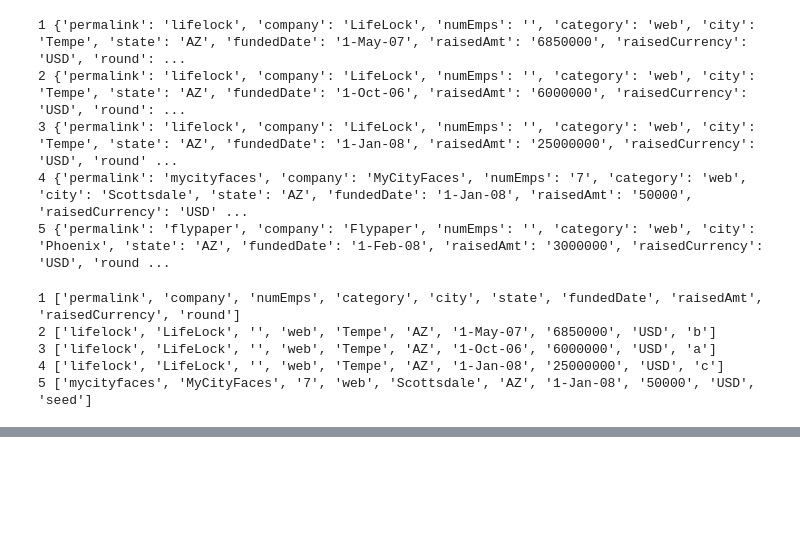
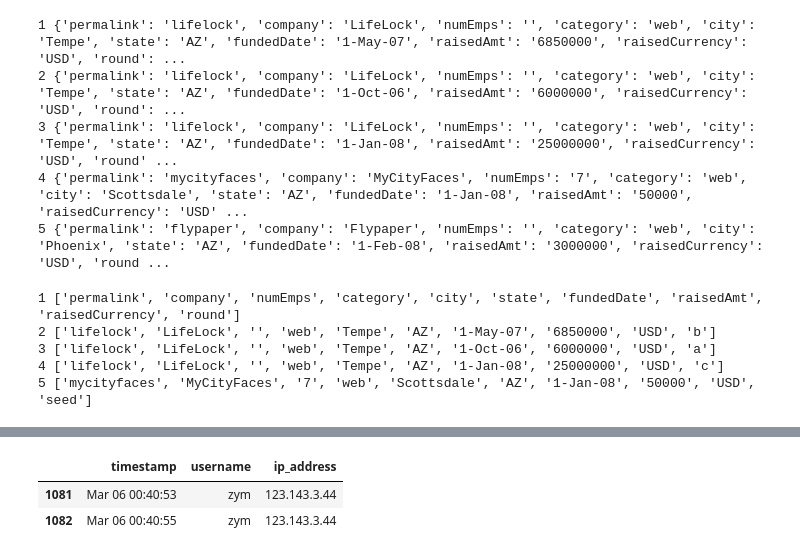
Before and after one commit to chandrashekar-babu/apbsa_feb_2026, a Jupyter notebook: Day_5/Day_5_Notebook.ipynb, the cells around one changed output, grey strips where cells are left out. Cells and saved outputs as stored; diff of their text form; code cells hidden in the pictures; blank space fills up the shorter version.

```diff
--- a/Day_5/Day_5_Notebook.ipynb
+++ b/Day_5/Day_5_Notebook.ipynb
@@ -290,0 +307,8 @@ URL = "https://files.chandrashekar.info/sshd_minimal.log"
+# %%
+with open("sshd_minimal.log") as ins:
+    for line in ins:
+        if "Invalid user" in line:
+            rec = line.split()
+            print(rec)
+            #timestamp, username, ipaddr = " ".join(rec[:3]), rec[8], rec[10]
+            #print(timestamp, username, ipaddr)
@@ -290,0 +368,26 @@ URL = "https://files.chandrashekar.info/sshd_minimal.log"
+# %%
+def extract_failed_logins(logfile):
+    with open(logfile) as ins:
+        for line in ins:
+            if "Failed password" in line:
+                rec = line.split()
+                yield {
+                    "timestamp": " ".join(rec[:3]),
+                    "username": rec[10],
+                    "ip_address": rec[12]
+                }
+
+            elif "Invalid user" in line:
+                rec = line.split()
+                yield {
+                    "timestamp": " ".join(rec[:3]),
+                    "username": rec[7],
+                    "ip_address": rec[9]
+                }
+
+import csv
+with open("failed_logins.csv", "w") as outs:
+    writer = csv.DictWriter(outs, fieldnames=["timestamp", "username", "ip_address"])
+    writer.writeheader()
+    for record in extract_failed_logins("sshd_minimal.log"):
+        writer.writerow(record)
@@ -290,0 +406,7 @@ URL = "https://files.chandrashekar.info/sshd_minimal.log"
+# %%
+import pandas as pd
+
+df = pd.DataFrame(extract_failed_logins("sshd_minimal.log"))
+print(df.head())
+df[df.username == df.username.max()]
+# %% [output]
@@ -290,0 +419,3 @@ URL = "https://files.chandrashekar.info/sshd_minimal.log"
+|  | timestamp | username | ip_address |
+| 1081 | Mar 06 00:40:53 | zym | 123.143.3.44 |
+| 1082 | Mar 06 00:40:55 | zym | 123.143.3.44 |
```
Also changed, not shown: parts of 46 cells of this notebook, 4 other files.
